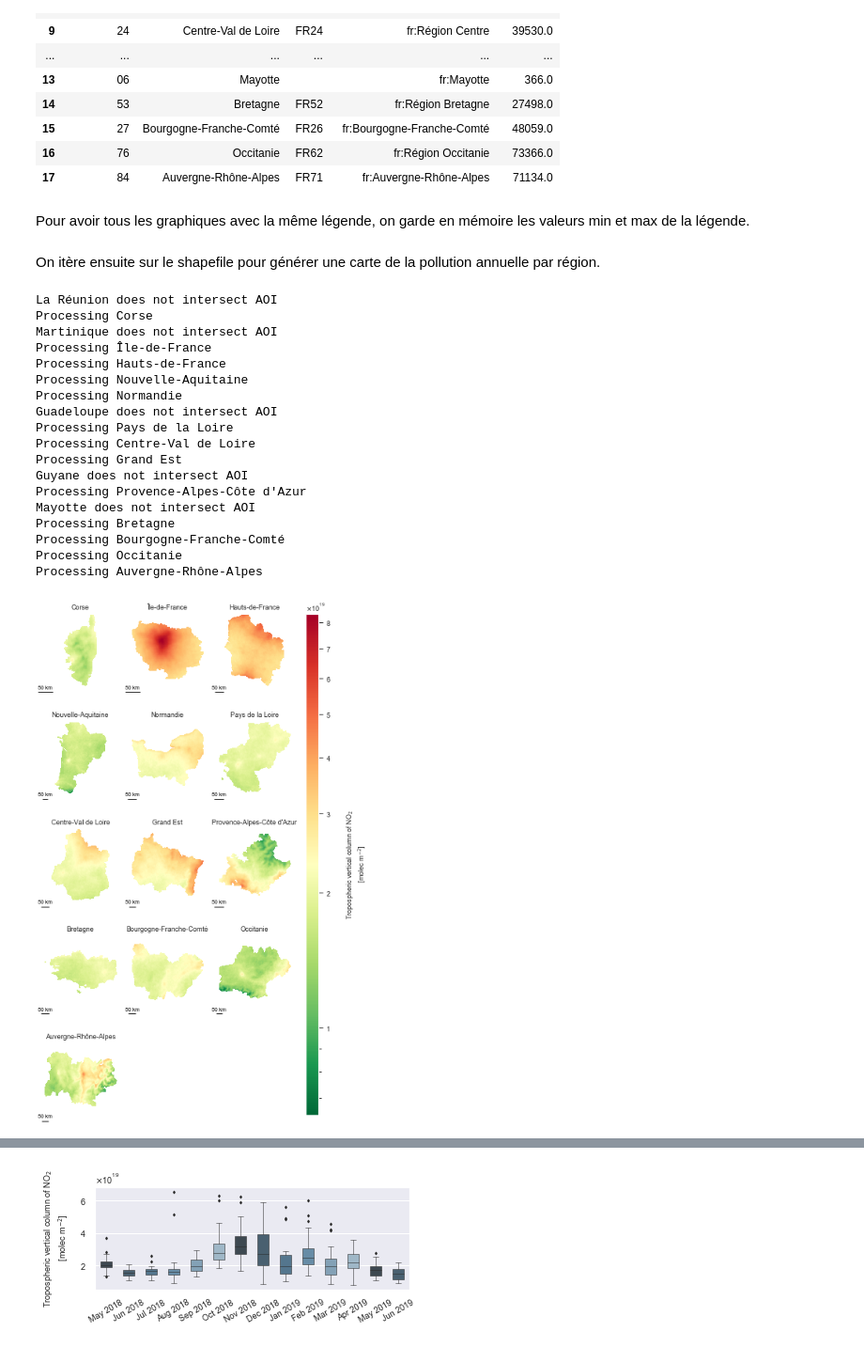
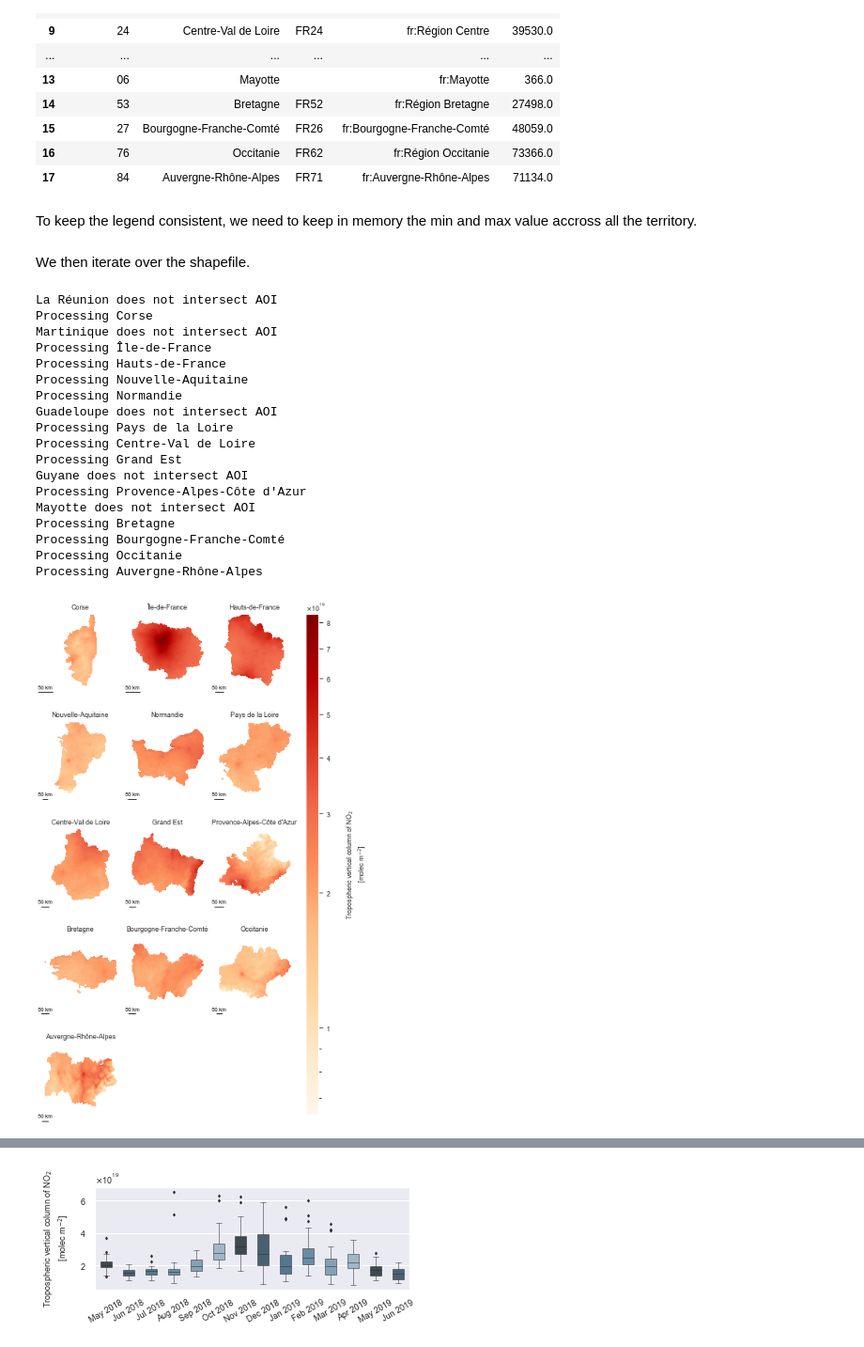
Before and after one commit to bilelomrani1/s5p-analysis, a Jupyter notebook: S5P-Plots.ipynb, the cells around one changed output, grey strips where cells are left out. Shown at 94% size. Cells and saved outputs as stored; diff of their text form; code cells hidden in the pictures.

```diff
--- a/S5P-Plots.ipynb
+++ b/S5P-Plots.ipynb
@@ -104,7 +101,7 @@ import cartopy.crs as ccrs
 %matplotlib inline
 
 # Properties
-COLOR_PALETTE = plt.cm.RdYlGn_r
+COLOR_PALETTE = plt.cm.OrRd
 PROJECTION = ccrs.Mercator()
 
 # Scalebar
@@ -213,14 +209,14 @@ pd.DataFrame([entry.attributes for entry in records])
 | 15 | 27 | Bourgogne-Franche-Comté | FR26 | fr:Bourgogne-Franche-Comté | 48059.0 |
 | 16 | 76 | Occitanie | FR62 | fr:Région Occitanie | 73366.0 |
 | 17 | 84 | Auvergne-Rhône-Alpes | FR71 | fr:Auvergne-Rhône-Alpes | 71134.0 |
-# %% [markdown]
-Pour avoir tous les graphiques avec la même légende, on garde en mémoire les valeurs min et max de la légende.
+# %% [markdown]
+To keep the legend consistent, we need to keep in memory the min and max value accross all the territory.
 # %%
 values = DS.mean(dim='time')[VARIABLE].values
 val_min = np.nanmin(values)
 val_max = np.nanmax(values)
-# %% [markdown]
-On itère ensuite sur le shapefile pour générer une carte de la pollution annuelle par région.
+# %% [markdown]
+We then iterate over the shapefile.
 # %%
 FIGSIZE = 1.85
 NROWS = 5
@@ -287,33 +283,34 @@ colorbar = fig.colorbar(im, ax=axes.ravel().tolist(), aspect=40)
 colorbar.locator = mticker.AutoLocator()
 colorbar.formatter = mticker.ScalarFormatter(useMathText=True, useOffset=True)
 colorbar.formatter.set_scientific(True)
+colorbar.formatter.set_powerlimits((0,0))
 colorbar.ax.yaxis.set_offset_position('left')
 colorbar.ax.yaxis.labelpad = 20
 colorbar.ax.yaxis.set_tick_params(width=1)
 colorbar.set_label(LABEL)
 colorbar.update_ticks()
 
 plt.savefig("{folder_plots}/regions_global_NO2.{format}".format(folder_plots=folder_plots,
                                                                 format=FORMAT_EXPORT),
            bbox_inches='tight', dpi=300)
 plt.show()
 # %% [output]
 La Réunion does not intersect AOI
 Processing Corse
 Martinique does not intersect AOI
 Processing Île-de-France
 Processing Hauts-de-France
 Processing Nouvelle-Aquitaine
 Processing Normandie
 Guadeloupe does not intersect AOI
 Processing Pays de la Loire
 Processing Centre-Val de Loire
 Processing Grand Est
 Guyane does not intersect AOI
 Processing Provence-Alpes-Côte d'Azur
 Mayotte does not intersect AOI
 Processing Bretagne
 Processing Bourgogne-Franche-Comté
 Processing Occitanie
 Processing Auvergne-Rhône-Alpes
-[figure, old version]
+[figure, new version]
```
Also changed, not shown: parts of 44 cells of this notebook, 5 other files.
